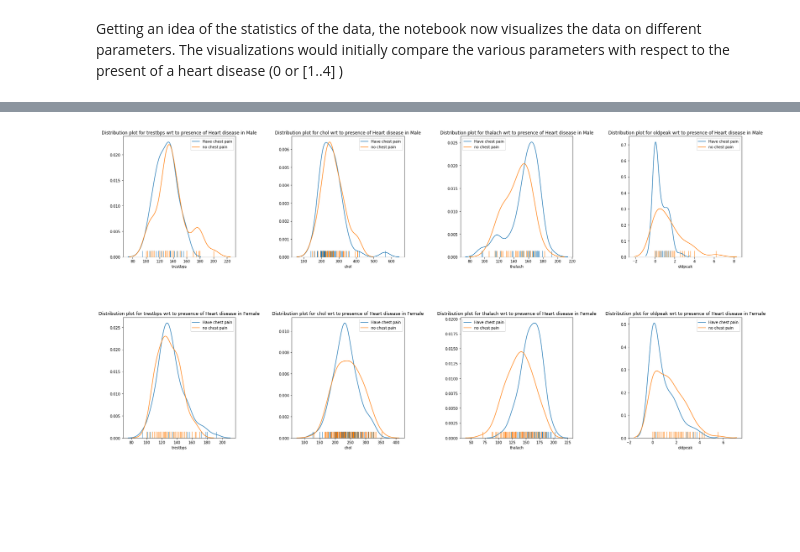
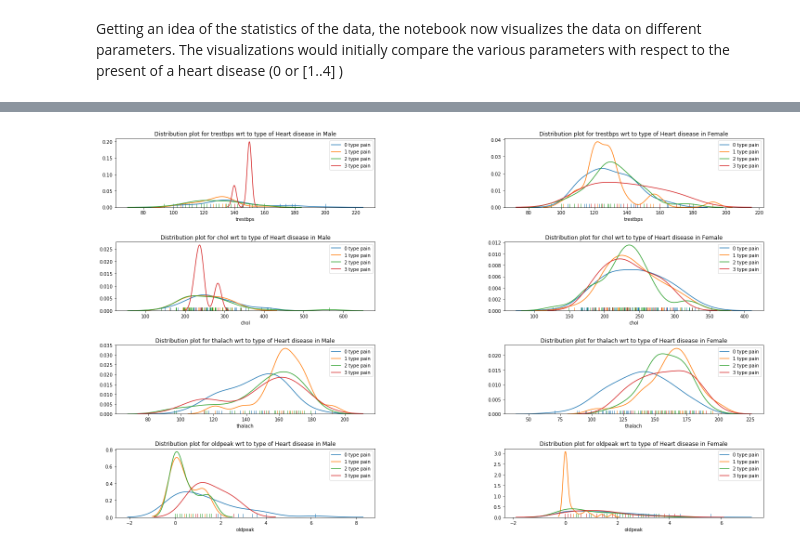
Before and after one commit to Shankhanil/Explaining-Heart-Diseases-Statistically, a Jupyter notebook: Explaining heart attacks.ipynb, the cells around one changed output, grey strips where cells are left out. Cells and saved outputs as stored; diff of their text form; code cells hidden in the pictures; blank space fills up the shorter version.

Commit message:
version 3
changes made in the graphs and in the interpretations

```diff
--- a/Explaining heart attacks.ipynb
+++ b/Explaining heart attacks.ipynb
@@ -87,9 +73,10 @@ for p in param:
     n = n + 1
     plt.subplot(2,2, n)
     plt.subplots_adjust(hspace = 0.5, wspace = 0.5)
-    sns.distplot(data[p][data['cp'] >= 1], hist = False, rug = True, label = 'Have chest pain')
-    sns.distplot(data[p][data['cp'] == 0], hist = False, rug = True, label = 'no chest pain')
-    plt.title("Distribution plot for {} wrt to presence of Heart disease".format(p))
+    for ctype in range(0,4):
+            sns.distplot(data[p][data['cp'] == ctype],
+                     hist = False, rug = True, label = "{} type pain".format(ctype))
+    plt.title("Distribution plot for {} wrt to type of Heart disease".format(p))
 plt.legend()
 plt.show()
 # %% [output]
@@ -97,22 +92,21 @@ plt.show()
 # %%
-#visualizing the distribution of parameter values in diseased patients wrt gender
+# Determining the influence of gender on heart diseases
 
 param = ['trestbps', 'chol', 'thalach','oldpeak']
 
-plt.figure (1, figsize = (30,15))
+plt.figure (1, figsize = (25,15))
 n = 0
-for gender in [0, 1]:
-    for p in param:
+for p in param:
+    for gender in [0, 1]:
         n = n + 1
-        plt.subplot(2,4, n)
+        plt.subplot(4,2, n)
         plt.subplots_adjust(hspace = 0.5, wspace = 0.5)
-        sns.distplot(data[p][data['cp'] >= 1][data['sex'] == gender],
-                     hist = False, rug = True, label = 'Have chest pain')
-        sns.distplot(data[p][data['cp'] == 0][data['sex'] == gender],
-                     hist = False, rug = True, label = 'no chest pain')
-        plt.title("Distribution plot for {} wrt to presence of Heart disease in {}".
+        for ctype in range(0,4):
+            sns.distplot(data[p][data['cp'] == ctype][data['sex'] == gender],
+                     hist = False, rug = True, label = "{} type pain".format(ctype))
+        plt.title("Distribution plot for {} wrt to type of Heart disease in {}".
                   format(p, 'Male' if gender == 0 else 'Female'))
 plt.legend()
 plt.show()
 # %% [output]
-[figure, old version]
+[figure, new version]
```
Also changed, not shown: parts of 5 cells of this notebook.
